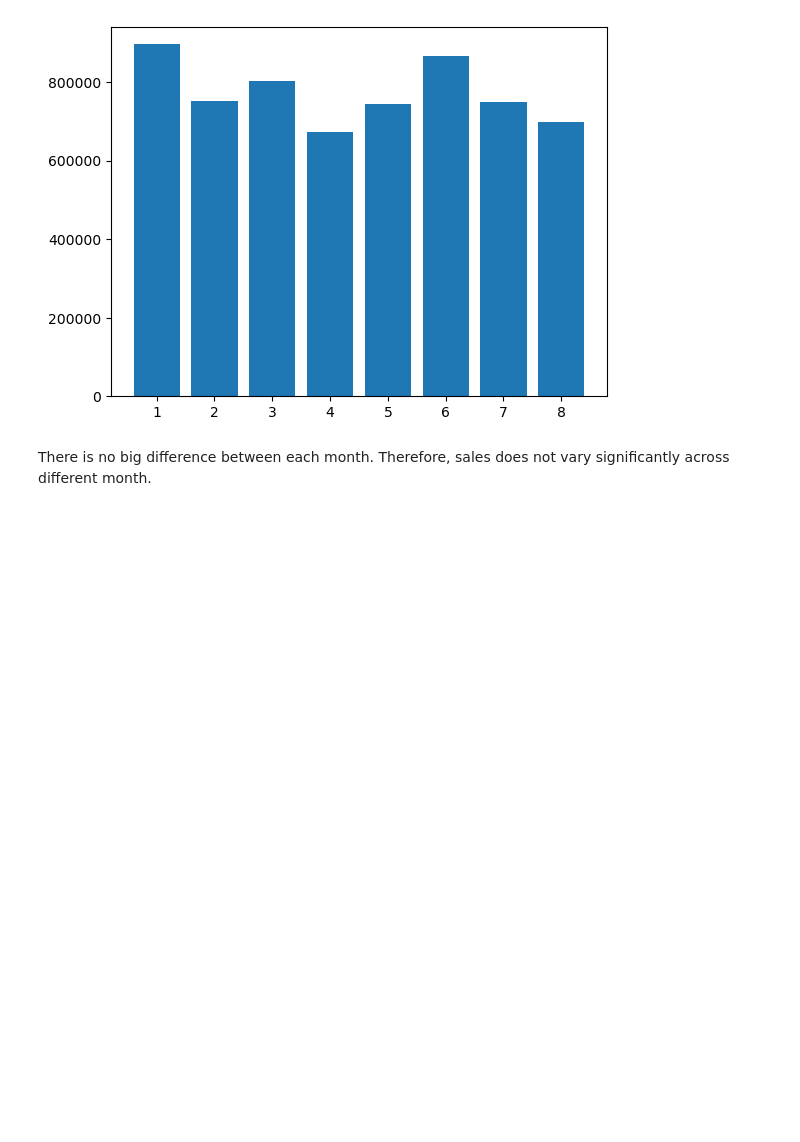
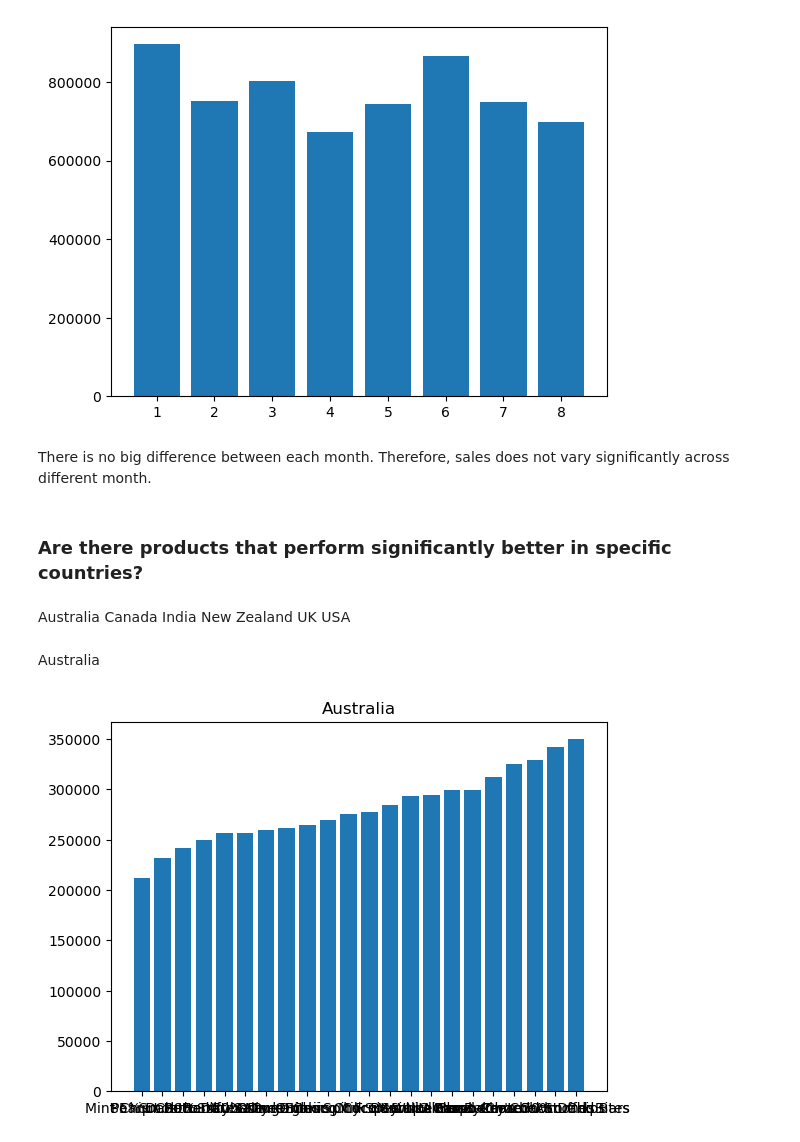
Before and after one commit to EzraChai/CPC152-Assignment, a Jupyter notebook: 03 Jupyter notebook.ipynb, the cells around one changed output. Cells and saved outputs as stored; diff of their text form; code cells hidden in the pictures; blank space fills up the shorter version.

```diff
--- a/03 Jupyter notebook.ipynb
+++ b/03 Jupyter notebook.ipynb
@@ -219,3 +219,17 @@ plt.show()
 [figure]
 # %% [markdown]
 There is no big difference between each month. Therefore, sales does not vary significantly across different month.
+# %% [markdown]
+### Are there products that perform significantly better in specific countries?
+# %% [markdown]
+Australia Canada India New Zealand UK USA
+# %% [markdown]
+Australia
+# %%
+df.loc("Country" == "Australia")
+amountBasedOnProduct = df.groupby("Product")["Amount"].sum().sort_values()
+plt.bar(x=df["Product"].unique(), height=amountBasedOnProduct)
+plt.title("Australia")
+plt.show()
+# %% [output]
+[figure, added]
```
Also changed, not shown: parts of 1 cell of this notebook.
